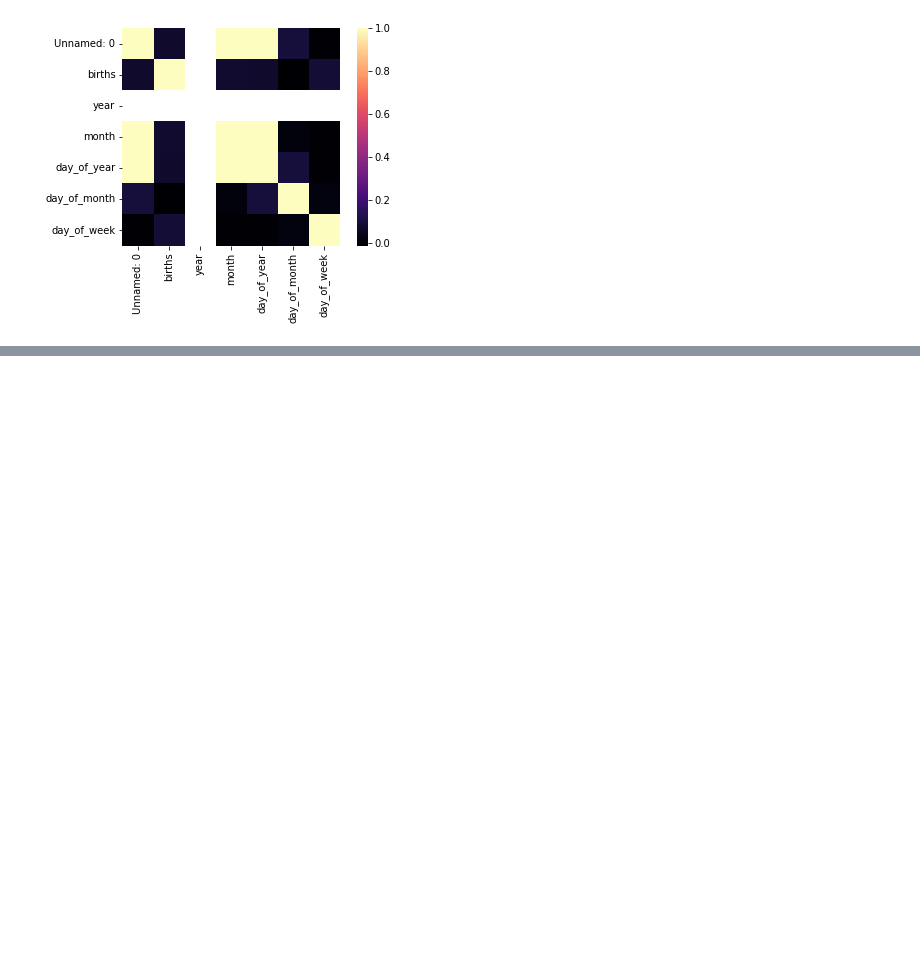
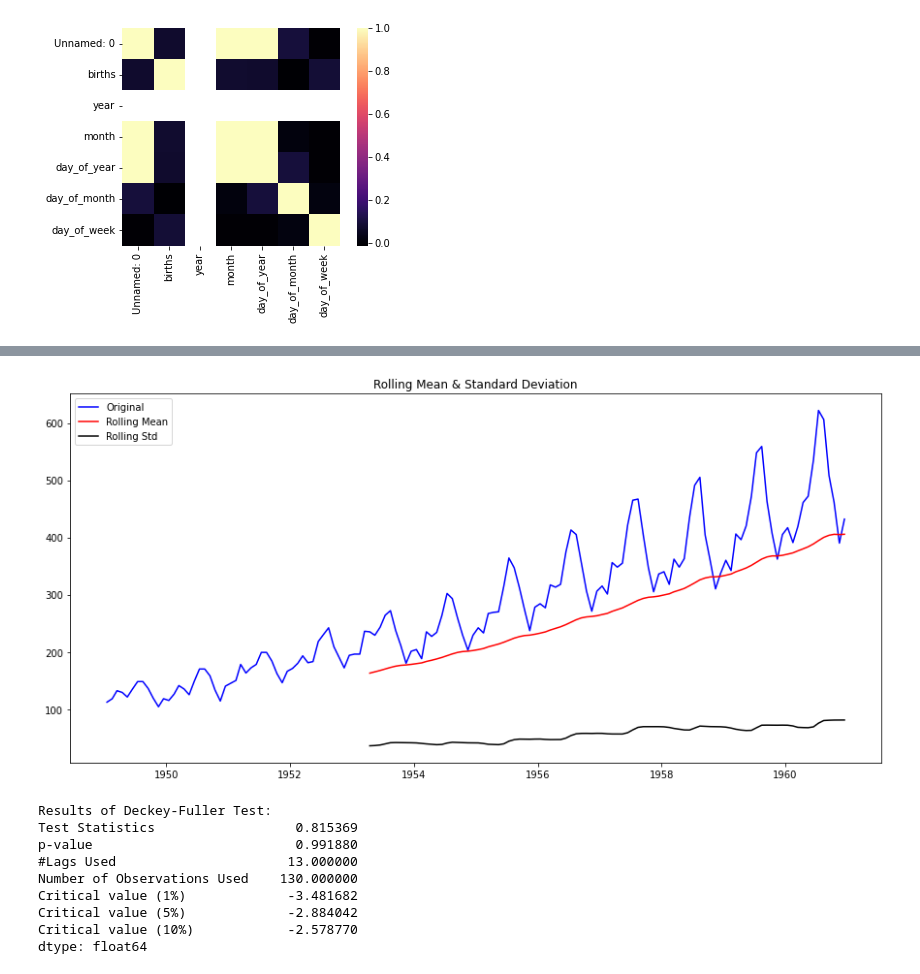
Before and after one commit to mrazzaqe/Machine-Learing, a Jupyter notebook: timeseriesanalysis.ipynb, the cells around one changed output, grey strips where cells are left out. Saved outputs shown, nothing was run; the diff lists cells and outputs as text; code cells hidden in the pictures; blank space fills up the shorter version.

```diff
--- a/timeseriesanalysis.ipynb
+++ b/timeseriesanalysis.ipynb
@@ -64,0 +161,35 @@ sns.heatmap(data=correlation, square=True, cmap="magma")
+# %%
+# Stationarity check using rolling statistics
+def test_stationarity(timeseries):
+    rolmean = timeseries.rolling(window =52, center=False).mean()
+    rolstd = timeseries.rolling(window=52, center=False).std()
+
+    orig = plt.plot(timeseries, color='blue', label='Original')
+    mean = plt.plot(rolmean,color='red', label='Rolling Mean')
+    std = plt.plot(rolstd, color='black', label='Rolling Std')
+    plt.legend(loc='best')
+    plt.title('Rolling Mean & Standard Deviation')
+    plt.show(block=False)
+
+    print("Results of Deckey-Fuller Test:")
+    dftest = adfuller(timeseries, autolag='AIC')
+    dfoutput= pd.Series(dftest[0:4], index=['Test Statistics','p-value','#Lags Used'
+                                            ,'Number of Observations Used'])
+
+    for key, value in dftest[4].items():
+        dfoutput['Critical value (%s)'%key] = value
+    print(dfoutput)
+# %%
+#Now check the stationarity
+test_stationarity(AirPa['#Passengers'])
+# %% [output]
+[figure, added]
+Results of Deckey-Fuller Test:
+Test Statistics                  0.815369
+p-value                          0.991880
+#Lags Used                      13.000000
+Number of Observations Used    130.000000
+Critical value (1%)             -3.481682
+Critical value (5%)             -2.884042
+Critical value (10%)            -2.578770
+dtype: float64
```
Also changed, not shown: parts of 18 cells of this notebook, 1 other file.
